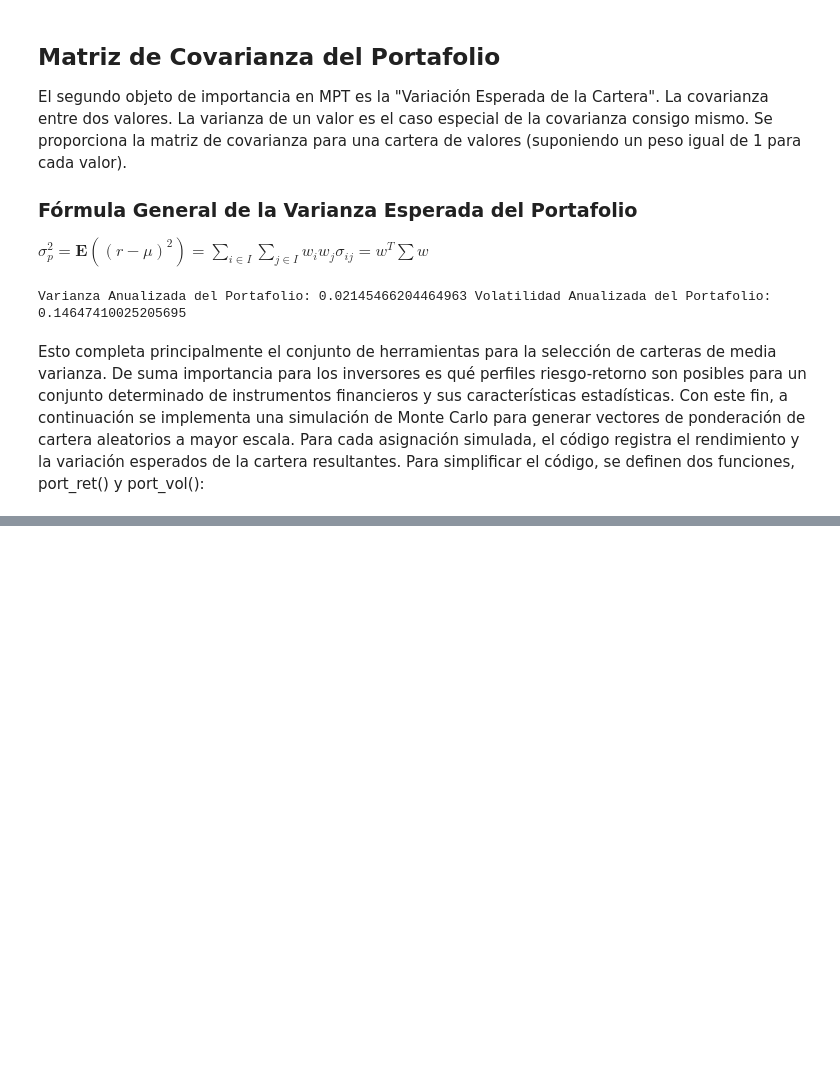
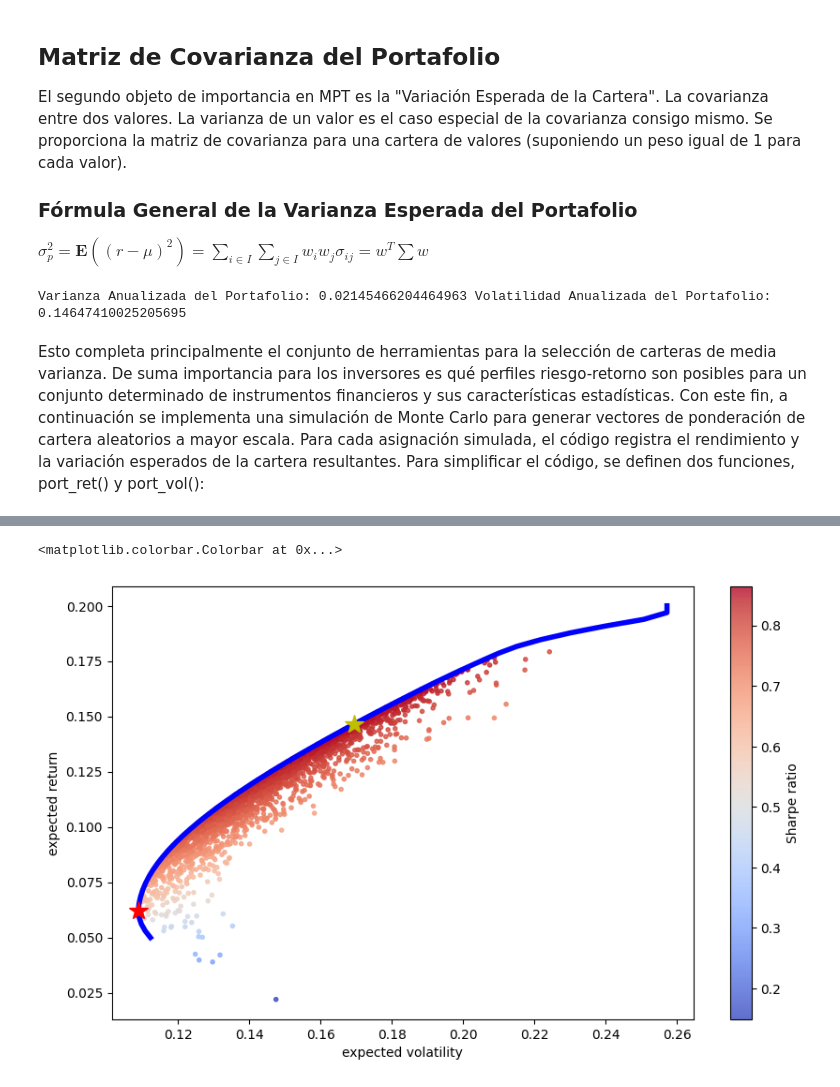
Before and after one commit to JCPulidoG/Genie, a Jupyter notebook: Estadística para Finanzas.ipynb, the cells around one changed output, grey strips where cells are left out. Drawn from its saved outputs; the diff is of its cells as text; code cells hidden in the pictures; blank space fills up the shorter version.

Commit message:
Frontera Eficiente

```diff
--- a/Estadística para Finanzas.ipynb
+++ b/Estadística para Finanzas.ipynb
@@ -420,0 +429,13 @@ plt.colorbar(label = 'Sharpe ratio')
+# %%
+import scipy.optimize as sco
+
+# Función para minimizar
+def min_func_sharpe(weights):
+    return -port_ret(weights) / port_vol(weights)
+
+cons = ({'type': 'eq', 'fun': lambda x: np.sum(x) - 1}) # Restriccoión de Igualdad
+bnds = tuple((0, 1) for x in range(noa)) # Límites para los parámetros
+
+eweights = np.array(noa * [1. / noa,]) # Vector de Pesos Iguales
+
+min_func_sharpe(eweights)
@@ -420,0 +444,4 @@ plt.colorbar(label = 'Sharpe ratio')
+# %%
+# Función de Optimización (Sharpe Ratio) con el método SLSQP (Optimizador de Programación de Mínimos Cuadrados Secuenciales)
+opts = sco.minimize(min_func_sharpe, eweights, method = 'SLSQP', bounds = bnds, constraints = cons)
+opts # Resultados de Optimización
@@ -420,0 +480,3 @@ plt.colorbar(label = 'Sharpe ratio')
+# %%
+optv = sco.minimize(port_vol, eweights, method = 'SLSQP', bounds = bnds, constraints = cons)
+optv
@@ -420,0 +519,24 @@ plt.colorbar(label = 'Sharpe ratio')
+# %%
+cons = ({'type': 'eq', 'fun': lambda x: port_ret(x) - tret},
+        {'type': 'eq', 'fun': lambda x: np.sum(x) - 1})   # Las dos restricciones vinculantes para la frontera eficiente.
+
+bnds = tuple((0, 1) for x in weights)
+
+trets = np.linspace(0.05, 0.2, 50)
+tvols = []
+for tret in trets:
+    res = sco.minimize(port_vol, eweights, method = 'SLSQP', bounds = bnds, constraints = cons) #La minimización de la volatilidad de la cartera para diferentes rendimientos objetivo.
+    tvols.append(res['fun'])
+tvols = np.array(tvols)
+
+plt.figure(figsize=(10, 6))
+plt.scatter(pvols, prets, c = prets / pvols, marker = '.', alpha = 0.8, cmap = 'coolwarm')
+plt.plot(tvols, trets, 'b', lw = 4.0)
+plt.plot(port_vol(opts['x']), port_ret(opts['x']), 'y*', markersize = 15.0)
+plt.plot(port_vol(optv['x']), port_ret(optv['x']), 'r*', markersize = 15.0)
+plt.xlabel('expected volatility')
+plt.ylabel('expected return')
+plt.colorbar(label='Sharpe ratio')
+# %% [output]
+<matplotlib.colorbar.Colorbar at 0x...>
+[figure, added]
```
Also changed, not shown: parts of 16 cells of this notebook.
